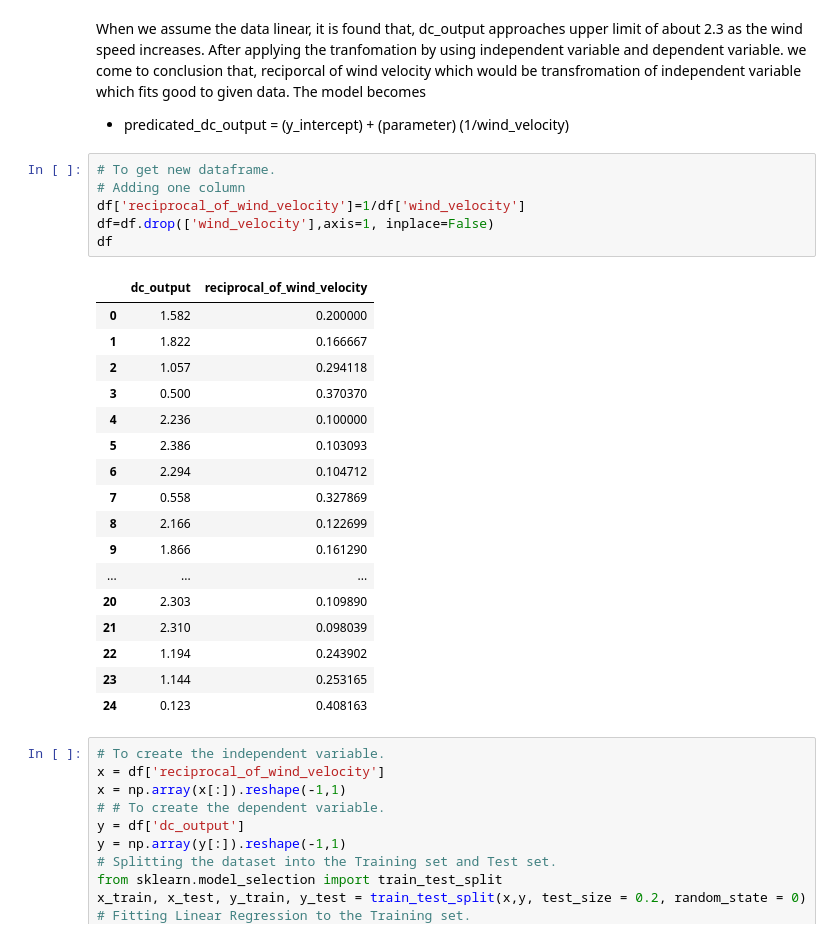
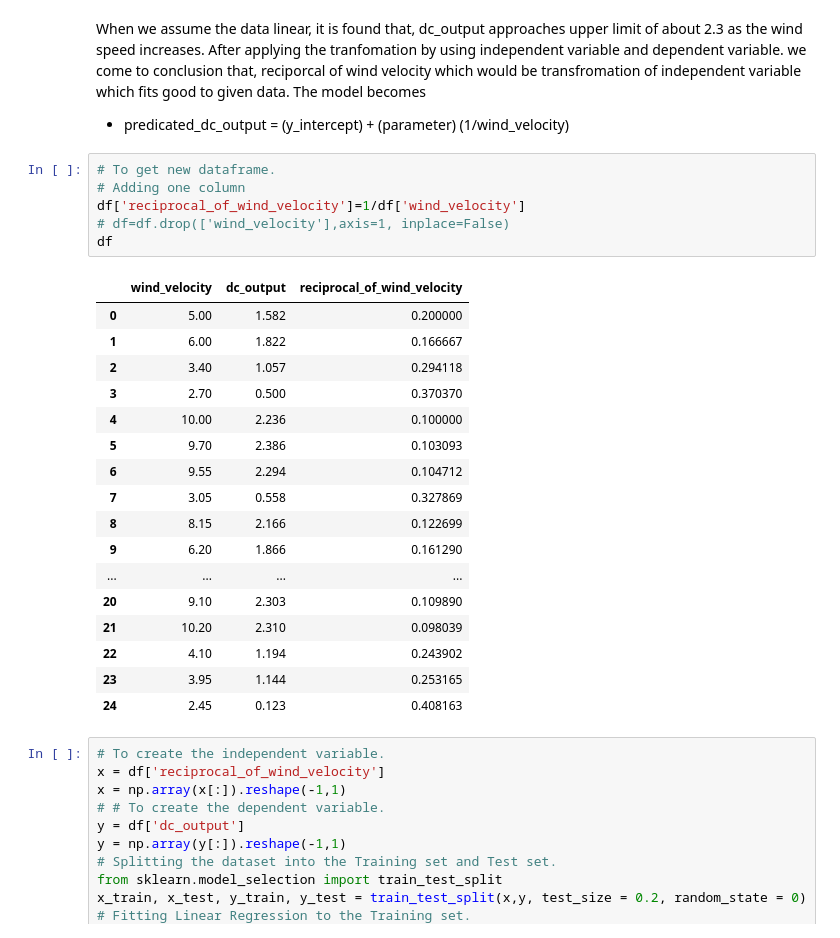
Before and after one commit to wankhede10swapnil/Transformation_on_non_linear_regression_problem, a Jupyter notebook: Activity_on_transformation_on_regression.ipynb, the cells around one changed output. Cells and saved outputs as stored; diff of their text form.

```diff
--- a/Activity_on_transformation_on_regression.ipynb
+++ b/Activity_on_transformation_on_regression.ipynb
@@ -362,27 +362,27 @@ we come to conclusion that, reciporcal of wind velocity which would be transfrom
 # %%
 # To get new dataframe.
 # Adding one column
 df['reciprocal_of_wind_velocity']=1/df['wind_velocity']
-df=df.drop(['wind_velocity'],axis=1, inplace=False)
+# df=df.drop(['wind_velocity'],axis=1, inplace=False)
 df
 # %% [output]
-|  | dc_output | reciprocal_of_wind_velocity |
-| 0 | 1.582 | 0.200000 |
-| 1 | 1.822 | 0.166667 |
-| 2 | 1.057 | 0.294118 |
-| 3 | 0.500 | 0.370370 |
-| 4 | 2.236 | 0.100000 |
-| 5 | 2.386 | 0.103093 |
-| 6 | 2.294 | 0.104712 |
-| 7 | 0.558 | 0.327869 |
-| 8 | 2.166 | 0.122699 |
-| 9 | 1.866 | 0.161290 |
-| ... | ... | ... |
-| 20 | 2.303 | 0.109890 |
-| 21 | 2.310 | 0.098039 |
-| 22 | 1.194 | 0.243902 |
-| 23 | 1.144 | 0.253165 |
-| 24 | 0.123 | 0.408163 |
+|  | wind_velocity | dc_output | reciprocal_of_wind_velocity |
+| 0 | 5.00 | 1.582 | 0.200000 |
+| 1 | 6.00 | 1.822 | 0.166667 |
+| 2 | 3.40 | 1.057 | 0.294118 |
+| 3 | 2.70 | 0.500 | 0.370370 |
+| 4 | 10.00 | 2.236 | 0.100000 |
+| 5 | 9.70 | 2.386 | 0.103093 |
+| 6 | 9.55 | 2.294 | 0.104712 |
+| 7 | 3.05 | 0.558 | 0.327869 |
+| 8 | 8.15 | 2.166 | 0.122699 |
+| 9 | 6.20 | 1.866 | 0.161290 |
+| ... | ... | ... | ... |
+| 20 | 9.10 | 2.303 | 0.109890 |
+| 21 | 10.20 | 2.310 | 0.098039 |
+| 22 | 4.10 | 1.194 | 0.243902 |
+| 23 | 3.95 | 1.144 | 0.253165 |
+| 24 | 2.45 | 0.123 | 0.408163 |
 # %%
 # To create the independent variable.
 x = df['reciprocal_of_wind_velocity']
```
Also changed, not shown: parts of 3 cells of this notebook.
